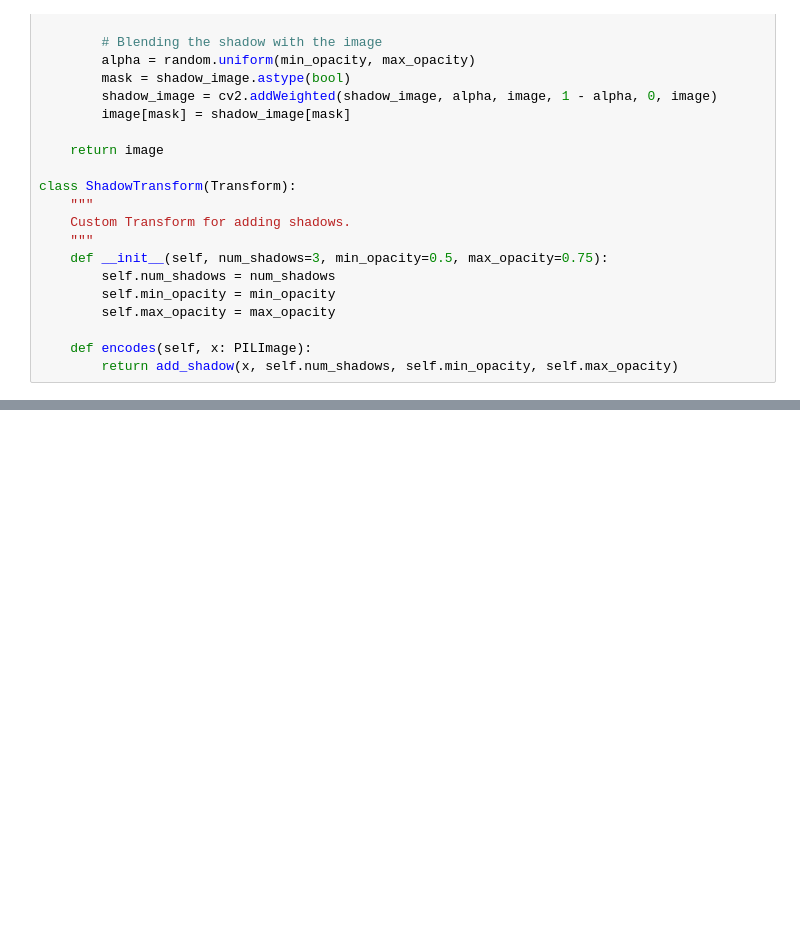
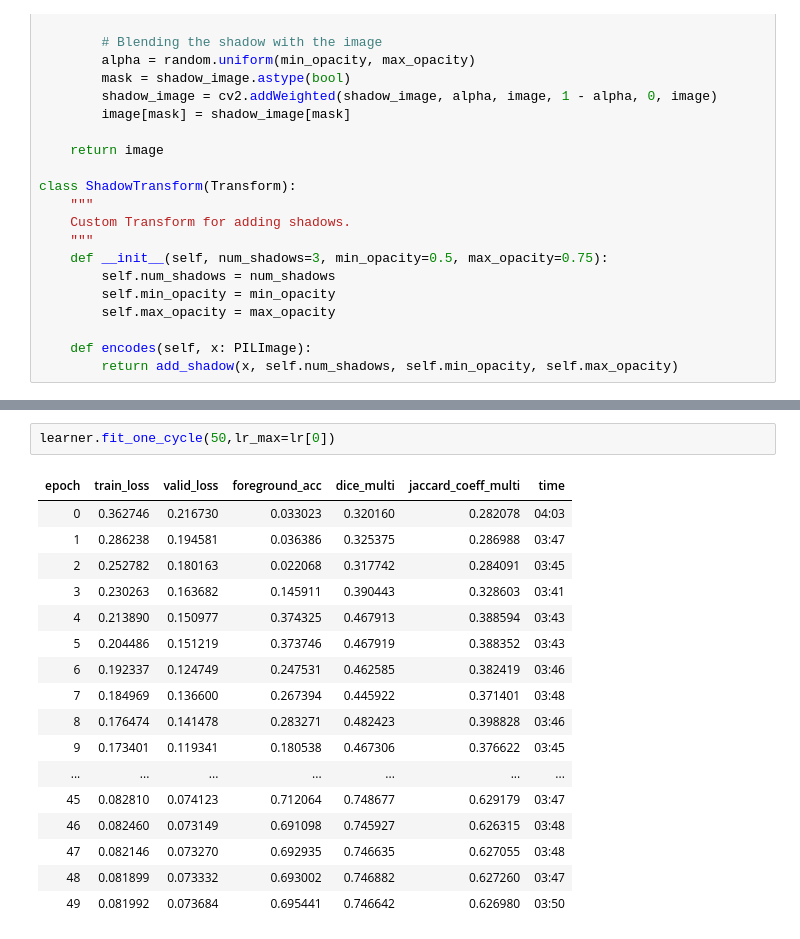
Before and after one commit to pab1s/granada-parking-segmentation, a Jupyter notebook: notebooks/DynamicUNet.ipynb, the cells around one changed output, grey strips where cells are left out. Saved outputs shown, nothing was run; the diff lists cells and outputs as text; blank space fills up the shorter version.

```diff
--- a/notebooks/DynamicUNet.ipynb
+++ b/notebooks/DynamicUNet.ipynb
@@ -320,0 +579,20 @@ learner.fit_one_cycle(60)
+# %%
+learner.fit_one_cycle(50,lr_max=lr[0])
+# %% [output]
+| epoch | train_loss | valid_loss | foreground_acc | dice_multi | jaccard_coeff_multi | time |
+| 0 | 0.362746 | 0.216730 | 0.033023 | 0.320160 | 0.282078 | 04:03 |
+| 1 | 0.286238 | 0.194581 | 0.036386 | 0.325375 | 0.286988 | 03:47 |
+| 2 | 0.252782 | 0.180163 | 0.022068 | 0.317742 | 0.284091 | 03:45 |
+| 3 | 0.230263 | 0.163682 | 0.145911 | 0.390443 | 0.328603 | 03:41 |
+| 4 | 0.213890 | 0.150977 | 0.374325 | 0.467913 | 0.388594 | 03:43 |
+| 5 | 0.204486 | 0.151219 | 0.373746 | 0.467919 | 0.388352 | 03:43 |
+| 6 | 0.192337 | 0.124749 | 0.247531 | 0.462585 | 0.382419 | 03:46 |
+| 7 | 0.184969 | 0.136600 | 0.267394 | 0.445922 | 0.371401 | 03:48 |
+| 8 | 0.176474 | 0.141478 | 0.283271 | 0.482423 | 0.398828 | 03:46 |
+| 9 | 0.173401 | 0.119341 | 0.180538 | 0.467306 | 0.376622 | 03:45 |
+| ... | ... | ... | ... | ... | ... | ... |
+| 45 | 0.082810 | 0.074123 | 0.712064 | 0.748677 | 0.629179 | 03:47 |
+| 46 | 0.082460 | 0.073149 | 0.691098 | 0.745927 | 0.626315 | 03:48 |
+| 47 | 0.082146 | 0.073270 | 0.692935 | 0.746635 | 0.627055 | 03:48 |
+| 48 | 0.081899 | 0.073332 | 0.693002 | 0.746882 | 0.627260 | 03:47 |
+| 49 | 0.081992 | 0.073684 | 0.695441 | 0.746642 | 0.626980 | 03:50 |
```
Also changed, not shown: parts of 50 cells of this notebook, 6 other files.
